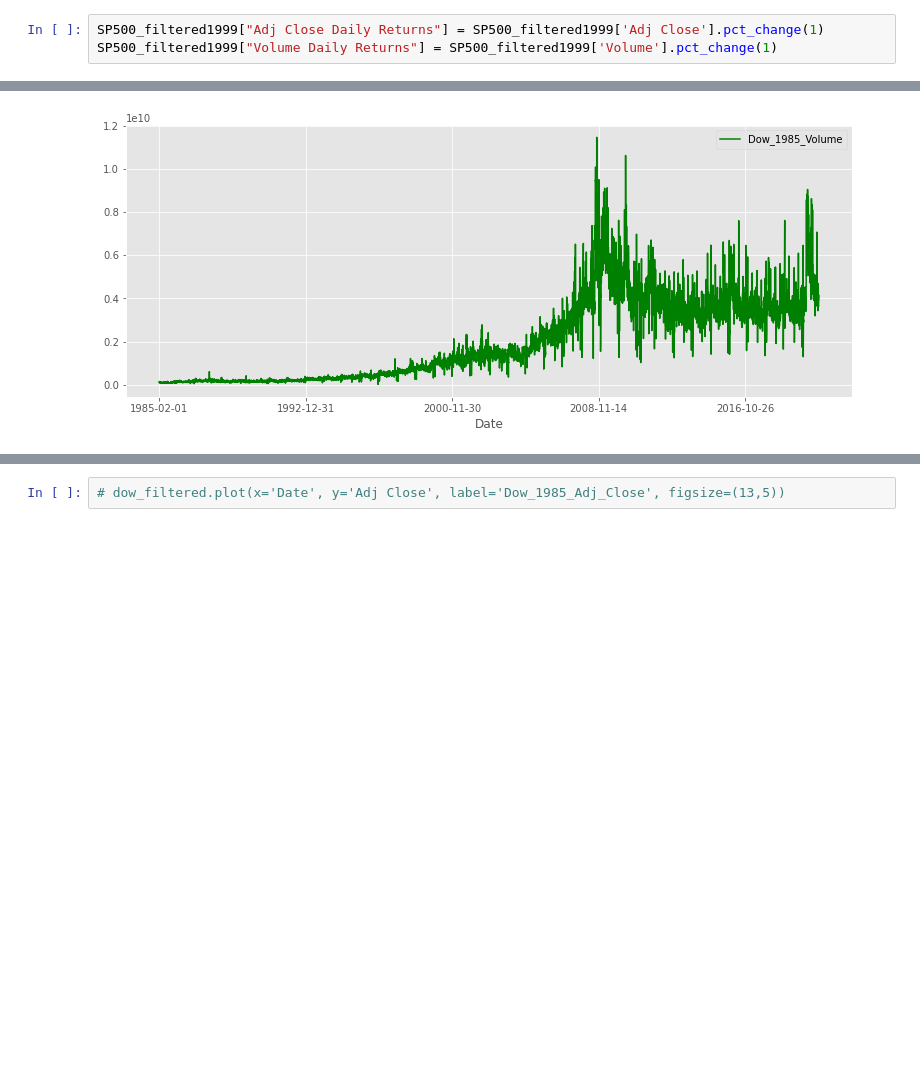
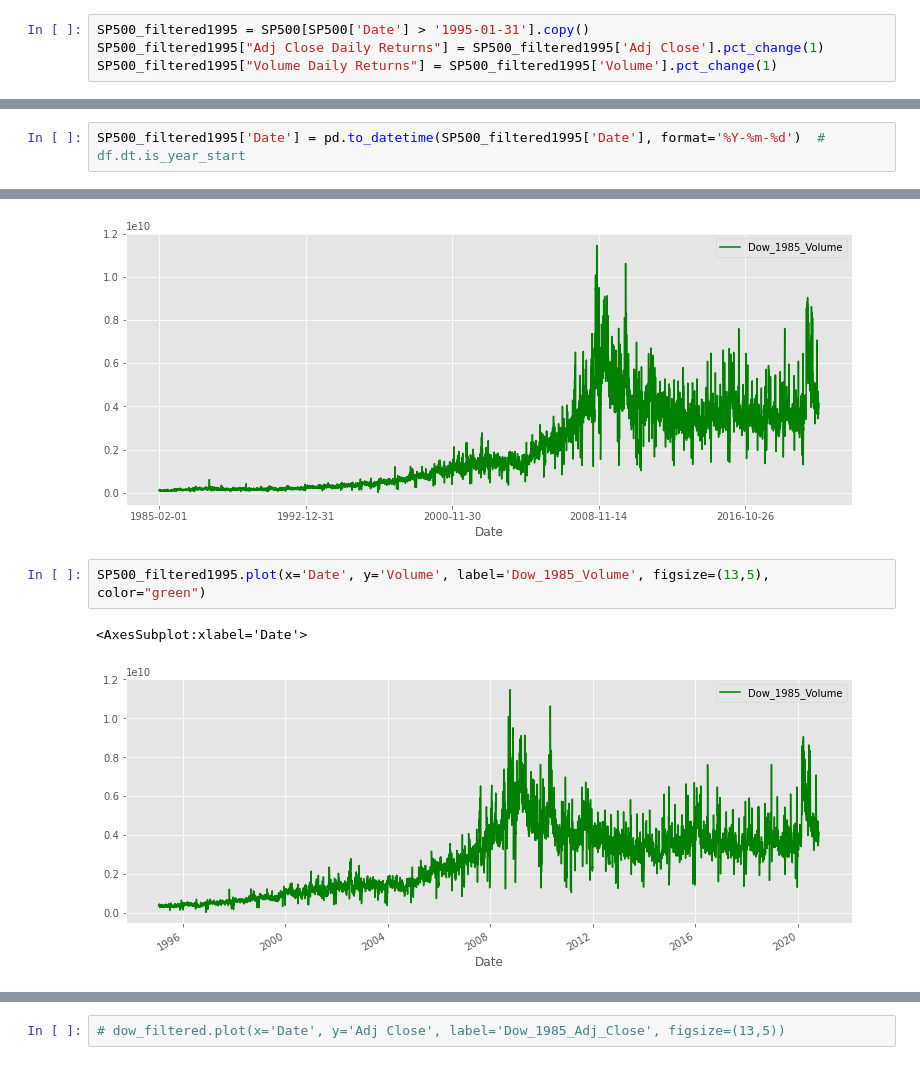
Before and after one commit to yamasjose11/index-elections, a Jupyter notebook: index-funds-elections.ipynb, the cells around one changed output, grey strips where cells are left out. Saved outputs shown, nothing was run; the diff lists cells and outputs as text; blank space fills up the shorter version.

```diff
--- a/index-funds-elections.ipynb
+++ b/index-funds-elections.ipynb
@@ -88,3 +145,4 @@ SP500_filtered1999 = SP500[SP500['Date'] > '1999-01-31'].copy()
 # %%
-SP500_filtered1999["Adj Close Daily Returns"] = SP500_filtered1999['Adj Close'].pct_change(1)
-SP500_filtered1999["Volume Daily Returns"] = SP500_filtered1999['Volume'].pct_change(1)
+SP500_filtered1995 = SP500[SP500['Date'] > '1995-01-31'].copy()
+SP500_filtered1995["Adj Close Daily Returns"] = SP500_filtered1995['Adj Close'].pct_change(1)
+SP500_filtered1995["Volume Daily Returns"] = SP500_filtered1995['Volume'].pct_change(1)
@@ -141 +252,3 @@ SP500_filtered1999
+# %%
+SP500_filtered1995['Date'] = pd.to_datetime(SP500_filtered1995['Date'], format='%Y-%m-%d')  # df.dt.is_year_start
 # %% [markdown]
@@ -165,4 +311,9 @@ SP500_filtered.plot(x='Date', y='Volume', label='Dow_1985_Volume', figsize=(13,5
 # %% [output]
 <AxesSubplot:xlabel='Date'>
 [figure]
+# %%
+SP500_filtered1995.plot(x='Date', y='Volume', label='Dow_1985_Volume', figsize=(13,5), color="green")
+# %% [output]
+<AxesSubplot:xlabel='Date'>
+[figure, added]
 # %% [markdown]
```
Also changed, not shown: parts of 331 cells of this notebook.
